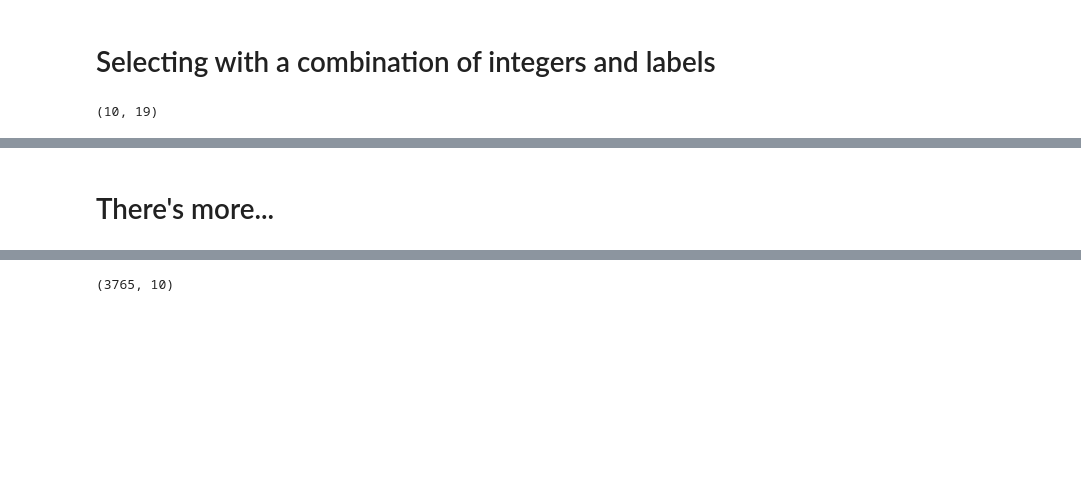
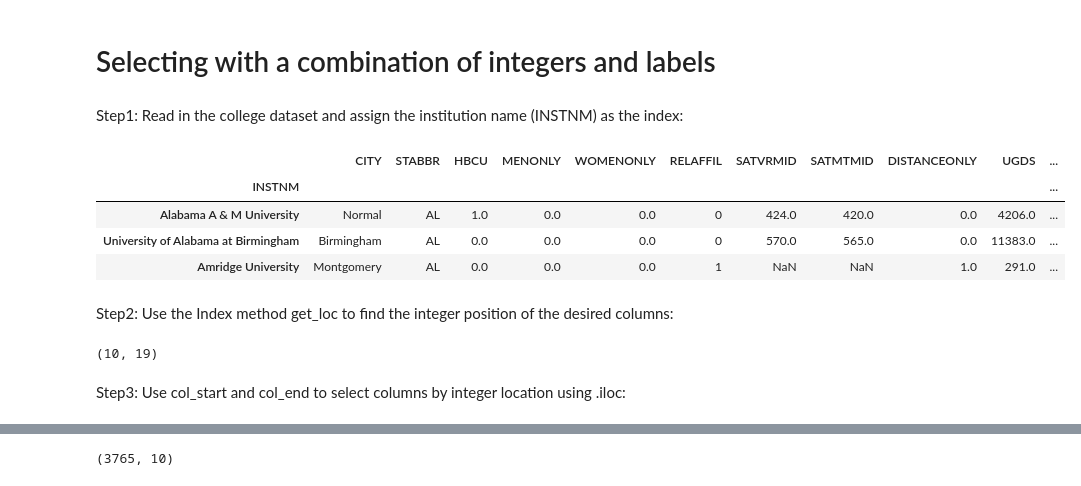
Before and after one commit to Blackman9t/PandasCookbook, a Jupyter notebook: Chapter_4_Selecting_Subsets_of_Data.ipynb, the cells around one changed output, grey strips where cells are left out. Saved outputs shown, nothing was run; the diff lists cells and outputs as text; code cells hidden in the pictures; blank space fills up the shorter version.

```diff
--- a/Chapter_4_Selecting_Subsets_of_Data.ipynb
+++ b/Chapter_4_Selecting_Subsets_of_Data.ipynb
@@ -368,14 +373,28 @@ college.iloc[:2, :]
 | University of Alabama at Birmingham | Birmingham | AL | 0.0 | 0.0 | 0.0 | 0 | 570.0 | 565.0 | 0.0 | 11383.0 | ... |
 # %% [markdown]
 # Selecting with a combination of integers and labels
+# %% [markdown]
+Step1: Read in the college dataset and assign the institution name (INSTNM) as the index:
 # %%
-college = pd.read_csv('data/college.csv', index_col='INSTNM')
+college = pd.read_csv('https://raw.githubusercontent.com/Blackman9t/PandasCookbook/master/college.csv', index_col='INSTNM')
+
+college.head(3)
+# %% [output]
+|  | CITY | STABBR | HBCU | MENONLY | WOMENONLY | RELAFFIL | SATVRMID | SATMTMID | DISTANCEONLY | UGDS | ... |
+| INSTNM |  |  |  |  |  |  |  |  |  |  | ... |
+| Alabama A & M University | Normal | AL | 1.0 | 0.0 | 0.0 | 0 | 424.0 | 420.0 | 0.0 | 4206.0 | ... |
+| University of Alabama at Birmingham | Birmingham | AL | 0.0 | 0.0 | 0.0 | 0 | 570.0 | 565.0 | 0.0 | 11383.0 | ... |
+| Amridge University | Montgomery | AL | 0.0 | 0.0 | 0.0 | 1 | NaN | NaN | 1.0 | 291.0 | ... |
+# %% [markdown]
+Step2: Use the Index method get_loc to find the integer position of the desired columns:
 # %%
 col_start = college.columns.get_loc('UGDS_WHITE')
 col_end = college.columns.get_loc('UGDS_UNKN') + 1
 col_start, col_end
 # %% [output]
 (10, 19)
+# %% [markdown]
+Step3: Use col_start and col_end to select columns by integer location using .iloc:
 # %%
 college.iloc[:5, col_start:col_end]
 # %% [output]
@@ -386,5 +405,3 @@ college.iloc[:5, col_start:col_end]
 | Amridge University | 0.2990 | 0.4192 | 0.0069 | 0.0034 | 0.0000 | 0.0000 | 0.0000 | 0.0000 | 0.2715 |
 | University of Alabama in Huntsville | 0.6988 | 0.1255 | 0.0382 | 0.0376 | 0.0143 | 0.0002 | 0.0172 | 0.0332 | 0.0350 |
 | Alabama State University | 0.0158 | 0.9208 | 0.0121 | 0.0019 | 0.0010 | 0.0006 | 0.0098 | 0.0243 | 0.0137 |
-# %% [markdown]
-# There's more...
```
Also changed, not shown: parts of 53 cells of this notebook.
